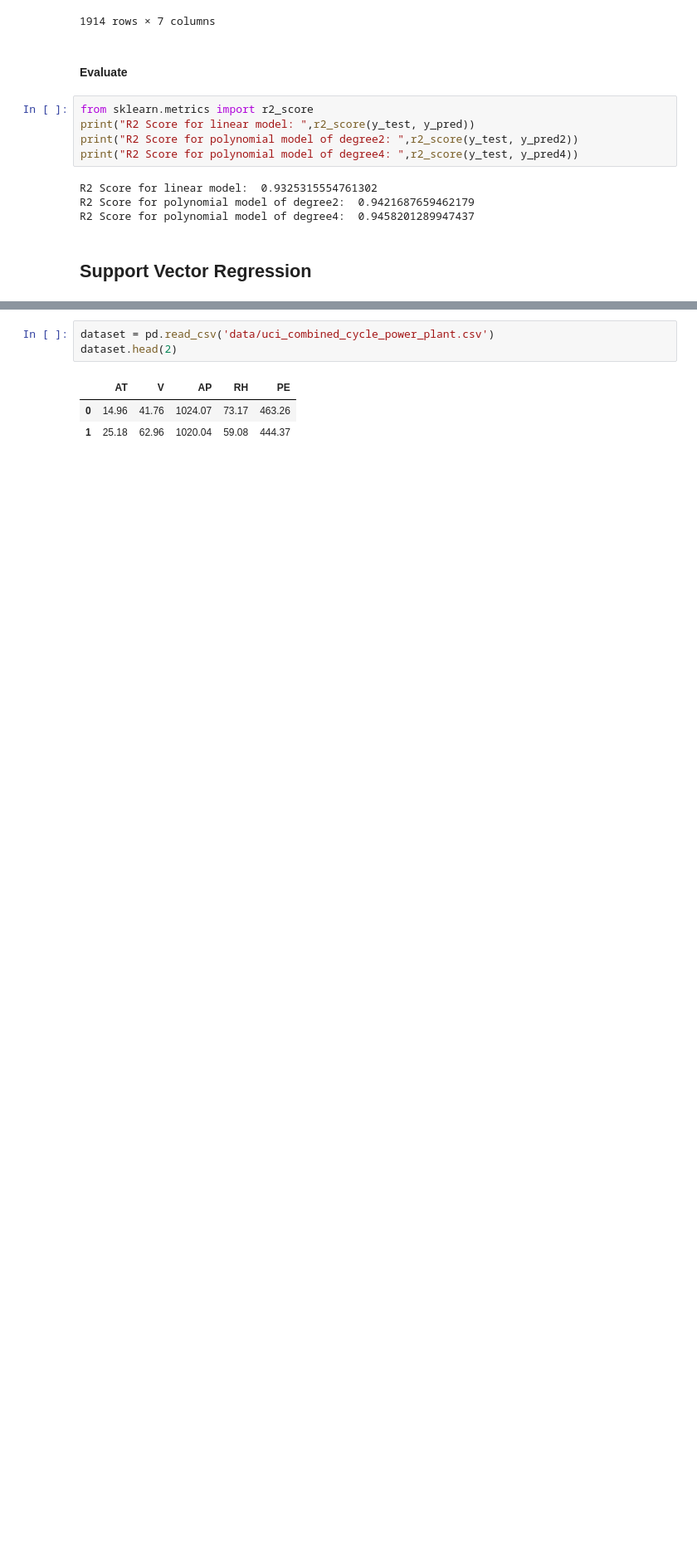
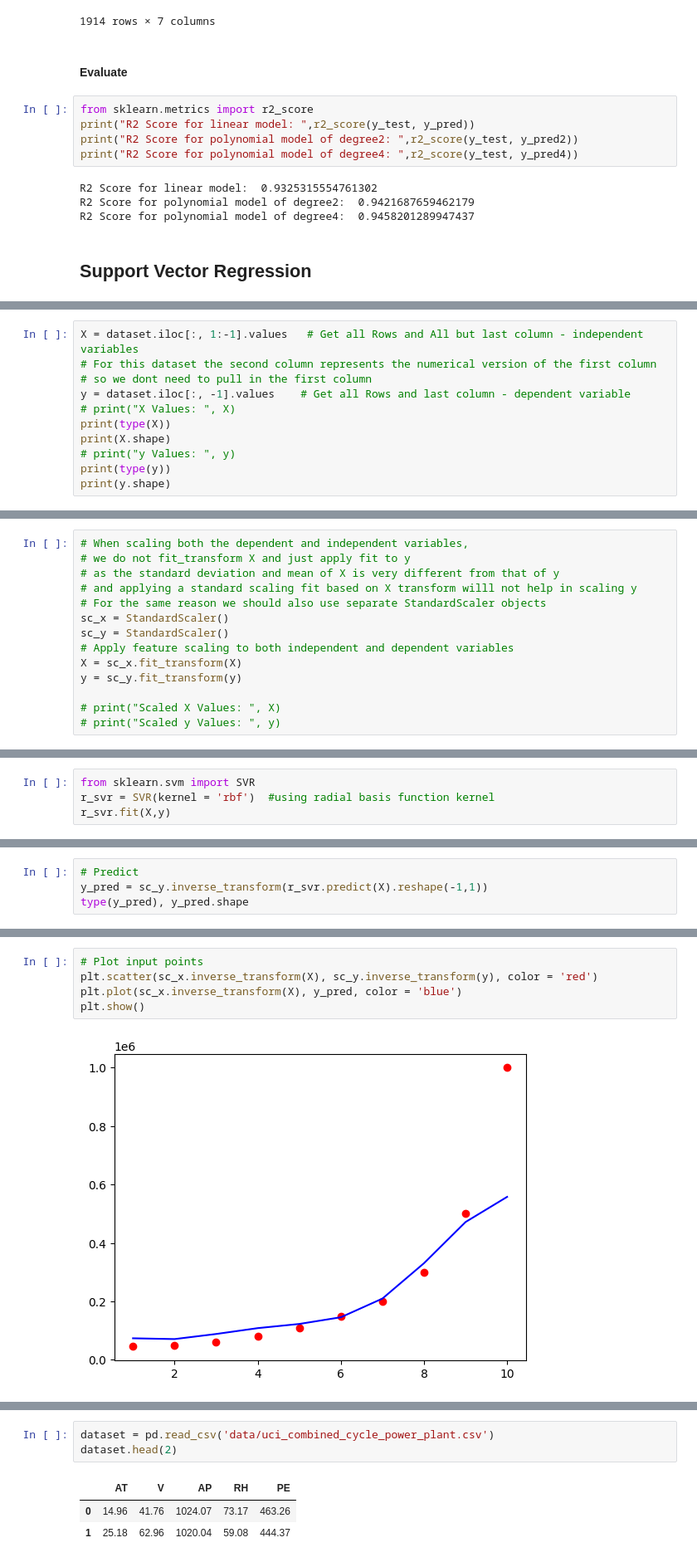
Before and after one commit to paulang1807/learn-ml, a Jupyter notebook: ScikitLearn-RegressionBasics.ipynb, the cells around one changed output, grey strips where cells are left out. Shown: that part at 83% size. Drawn from its saved outputs; the diff is of its cells as text; blank space fills up the shorter version.

```diff
--- a/ScikitLearn-RegressionBasics.ipynb
+++ b/ScikitLearn-RegressionBasics.ipynb
@@ -731,0 +741,11 @@ R2 Score for polynomial model of degree4:  0.9458201289947437
+# %%
+X = dataset.iloc[:, 1:-1].values   # Get all Rows and All but last column - independent variables
+# For this dataset the second column represents the numerical version of the first column
+# so we dont need to pull in the first column
+y = dataset.iloc[:, -1].values    # Get all Rows and last column - dependent variable
+# print("X Values: ", X)
+print(type(X))
+print(X.shape)
+# print("y Values: ", y)
+print(type(y))
+print(y.shape)
@@ -731,0 +768,14 @@ R2 Score for polynomial model of degree4:  0.9458201289947437
+# %%
+# When scaling both the dependent and independent variables,
+# we do not fit_transform X and just apply fit to y
+# as the standard deviation and mean of X is very different from that of y
+# and applying a standard scaling fit based on X transform willl not help in scaling y
+# For the same reason we should also use separate StandardScaler objects
+sc_x = StandardScaler()
+sc_y = StandardScaler()
+# Apply feature scaling to both independent and dependent variables
+X = sc_x.fit_transform(X)
+y = sc_y.fit_transform(y)
+
+# print("Scaled X Values: ", X)
+# print("Scaled y Values: ", y)
@@ -731,0 +784,4 @@ R2 Score for polynomial model of degree4:  0.9458201289947437
+# %%
+from sklearn.svm import SVR
+r_svr = SVR(kernel = 'rbf')  #using radial basis function kernel
+r_svr.fit(X,y)
@@ -731,0 +790,4 @@ R2 Score for polynomial model of degree4:  0.9458201289947437
+# %%
+# Predict
+y_pred = sc_y.inverse_transform(r_svr.predict(X).reshape(-1,1))
+type(y_pred), y_pred.shape
@@ -731,0 +798,7 @@ R2 Score for polynomial model of degree4:  0.9458201289947437
+# %%
+# Plot input points
+plt.scatter(sc_x.inverse_transform(X), sc_y.inverse_transform(y), color = 'red')
+plt.plot(sc_x.inverse_transform(X), y_pred, color = 'blue')
+plt.show()
+# %% [output]
+[figure, added]
```
Also changed, not shown: parts of 70 cells of this notebook, 11 other files.
